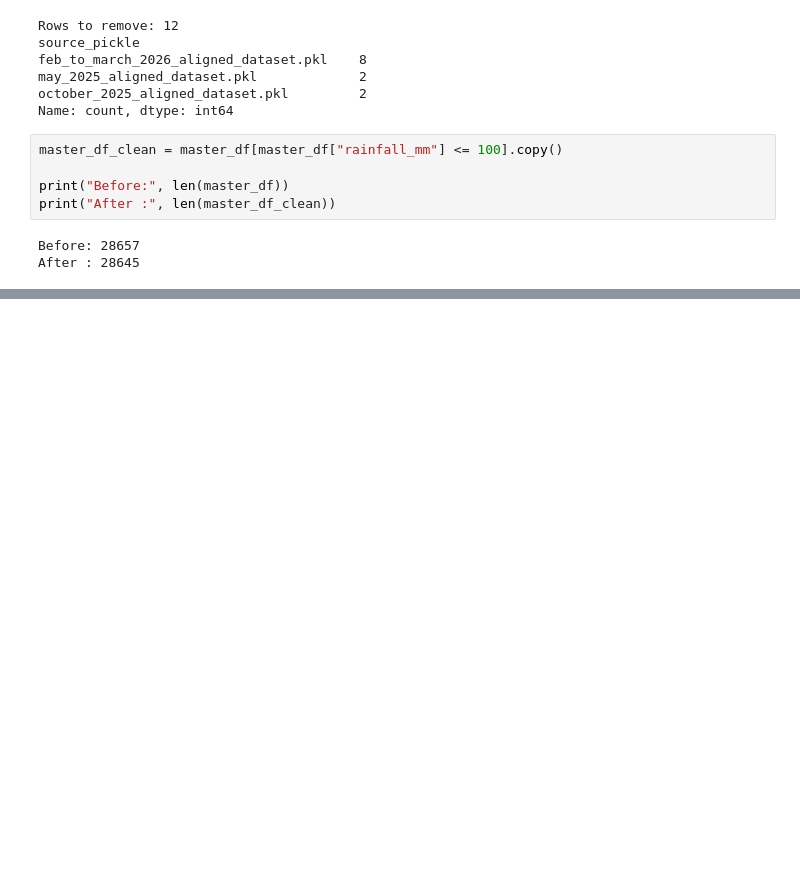
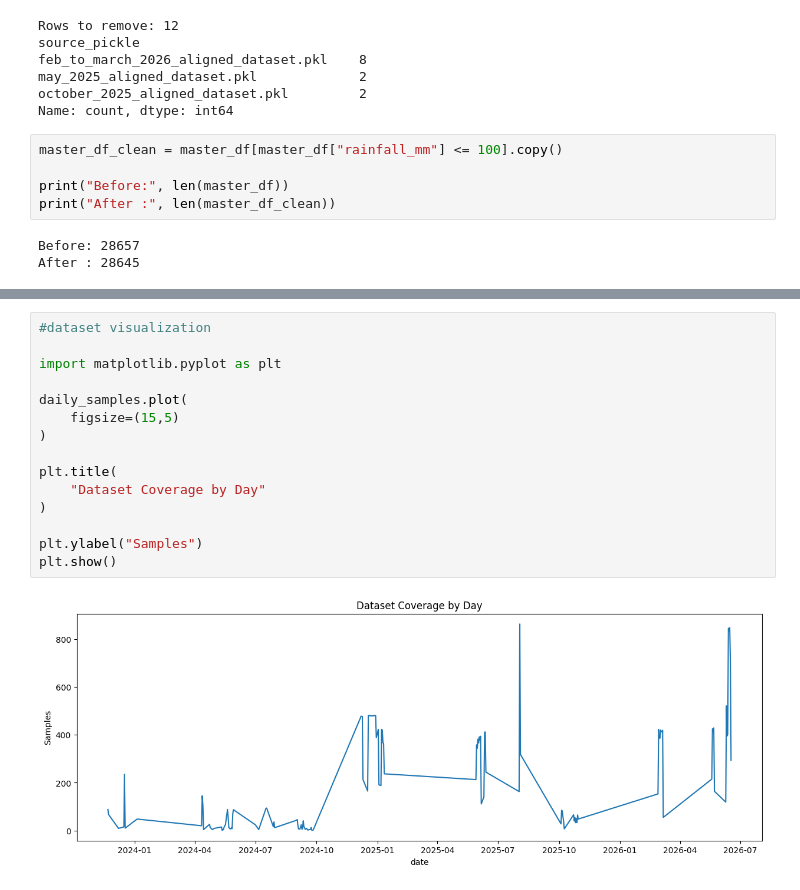
Before and after one commit to Amarnathdj10/ML-based-Acoustic-Rain-Gauge, a Jupyter notebook: audio_processing.ipynb, the cells around one changed output, grey strips where cells are left out. Drawn from its saved outputs; the diff is of its cells as text; blank space fills up the shorter version.

```diff
--- a/audio_processing.ipynb
+++ b/audio_processing.ipynb
@@ -663,0 +840,17 @@ After : 28645
+# %%
+#dataset visualization
+
+import matplotlib.pyplot as plt
+
+daily_samples.plot(
+    figsize=(15,5)
+)
+
+plt.title(
+    "Dataset Coverage by Day"
+)
+
+plt.ylabel("Samples")
+plt.show()
+# %% [output]
+[figure, added]
```
Also changed, not shown: parts of 20 cells of this notebook.
